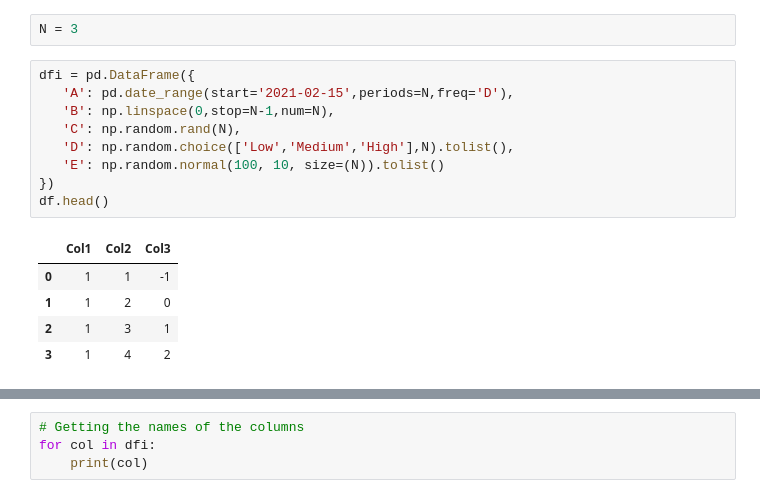
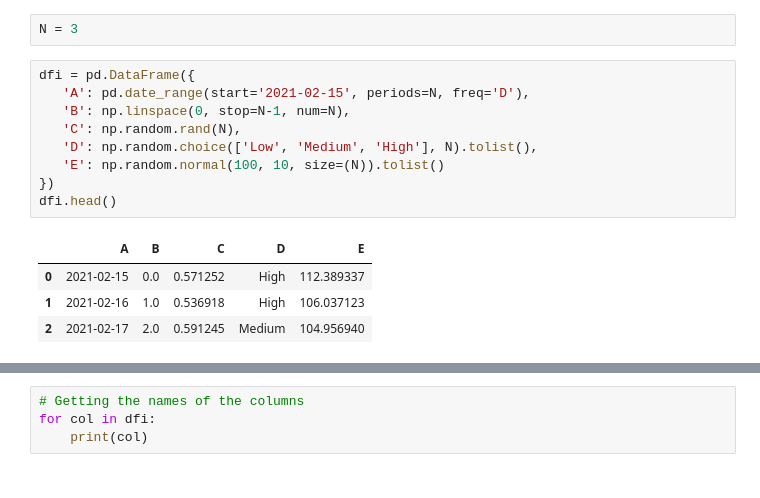
Before and after one commit to Goliath-Research/Introduction-to-Data-Science, a Jupyter notebook: 04-Introduction to Pandas/04-Function Application.ipynb, the cells around one changed output, grey strips where cells are left out. Drawn from its saved outputs; the diff is of its cells as text.

```diff
--- a/04-Introduction to Pandas/04-Function Application.ipynb
+++ b/04-Introduction to Pandas/04-Function Application.ipynb
@@ -239,18 +241,17 @@ Other data structures, like DataFrames, follow the dict-like convention of itera
 N = 3
 # %%
 dfi = pd.DataFrame({
-   'A': pd.date_range(start='2021-02-15',periods=N,freq='D'),
-   'B': np.linspace(0,stop=N-1,num=N),
+   'A': pd.date_range(start='2021-02-15', periods=N, freq='D'),
+   'B': np.linspace(0, stop=N-1, num=N),
    'C': np.random.rand(N),
-   'D': np.random.choice(['Low','Medium','High'],N).tolist(),
+   'D': np.random.choice(['Low', 'Medium', 'High'], N).tolist(),
    'E': np.random.normal(100, 10, size=(N)).tolist()
 })
-df.head()
+dfi.head()
 # %% [output]
-|  | Col1 | Col2 | Col3 |
-| 0 | 1 | 1 | -1 |
-| 1 | 1 | 2 | 0 |
-| 2 | 1 | 3 | 1 |
-| 3 | 1 | 4 | 2 |
+|  | A | B | C | D | E |
+| 0 | 2021-02-15 | 0.0 | 0.571252 | High | 112.389337 |
+| 1 | 2021-02-16 | 1.0 | 0.536918 | High | 106.037123 |
+| 2 | 2021-02-17 | 2.0 | 0.591245 | Medium | 104.956940 |
 # %%
 dfi = pd.DataFrame({
```
Also changed, not shown: parts of 27 cells of this notebook.
